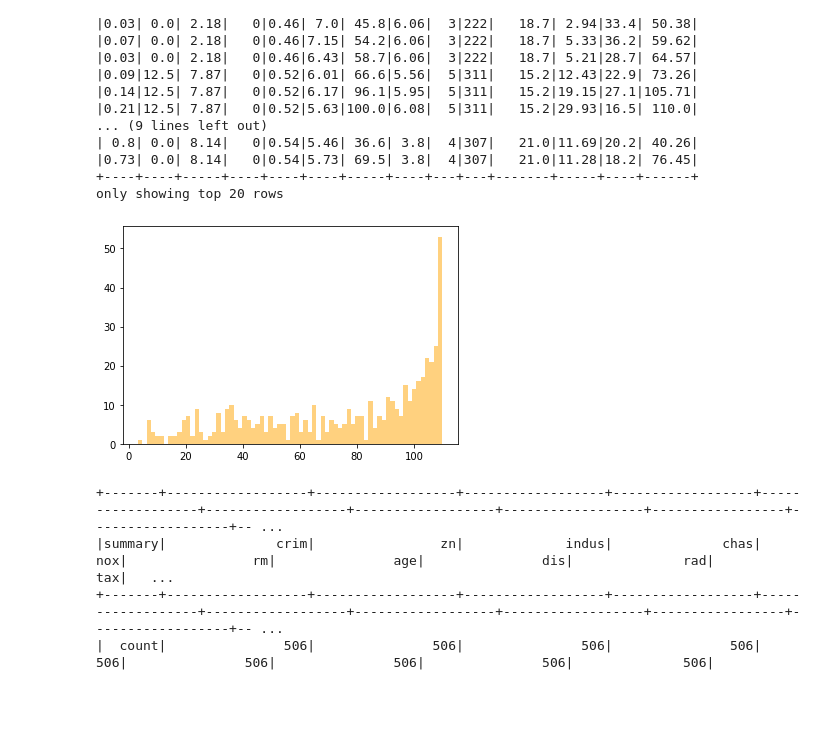
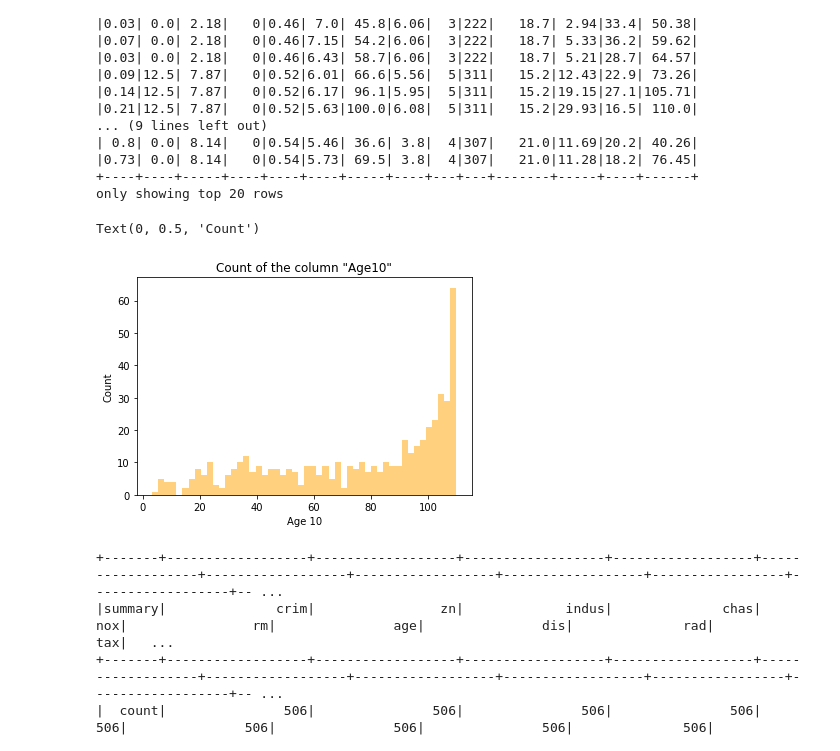
Before and after one commit to jatinc2617/ALY6110, a Jupyter notebook: Module_3_LAB.ipynb, the cells around one changed output. Cells and saved outputs as stored; diff of their text form; code cells hidden in the pictures; blank space fills up the shorter version.

```diff
--- a/Module_3_LAB.ipynb
+++ b/Module_3_LAB.ipynb
@@ -146,11 +146,15 @@ only showing top 20 rows
 # %%
 #8. 2D plot of age10
 import matplotlib.pyplot as plt
 dbz =db_new.toPandas()
 num_bins = 50
 n, bins, patches = plt.hist(dbz.age10, num_bins, facecolor='orange', alpha=0.5)
+plt.title('Count of the column "Age10"')
+plt.xlabel('Age 10')
+plt.ylabel('Count')
 # %% [output]
+Text(0, 0.5, 'Count')
-[figure, old version]
+[figure, new version]
 # %%
 #9. TO SHOW SUMMARY STATISTICS
 db_new.describe().show()
```
Also changed, not shown: parts of 1 cell of this notebook.
